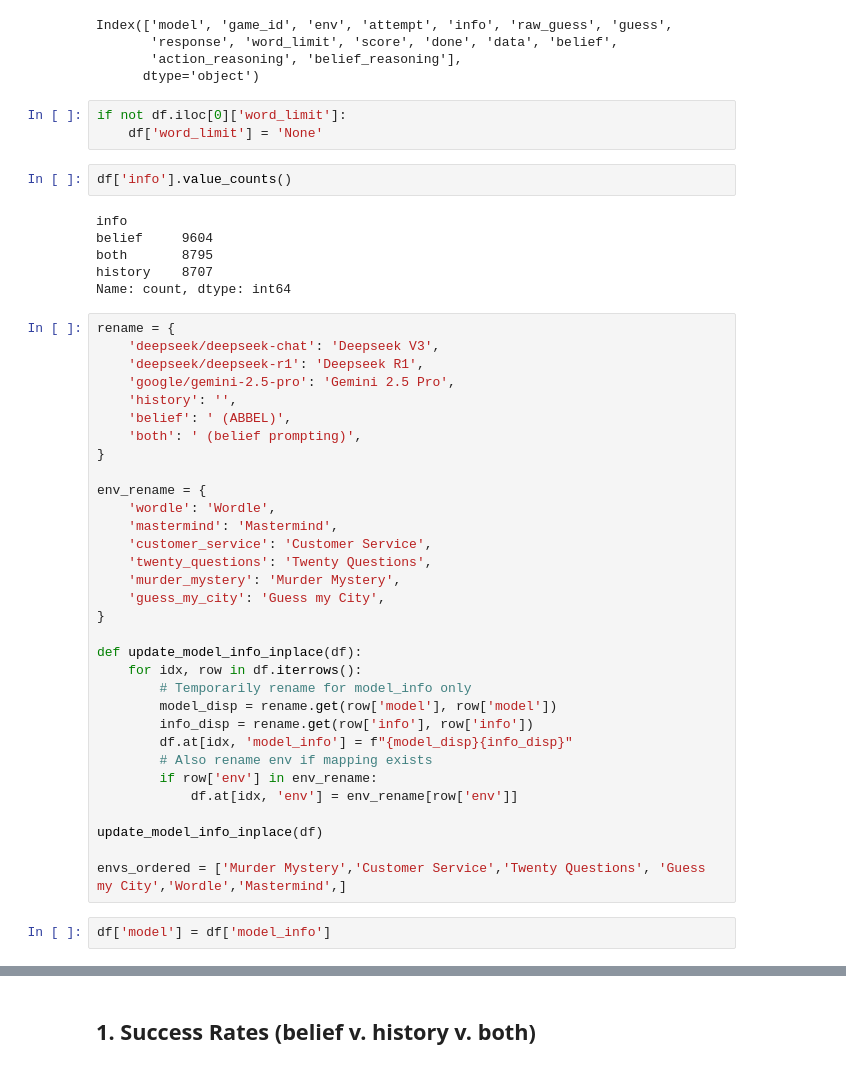
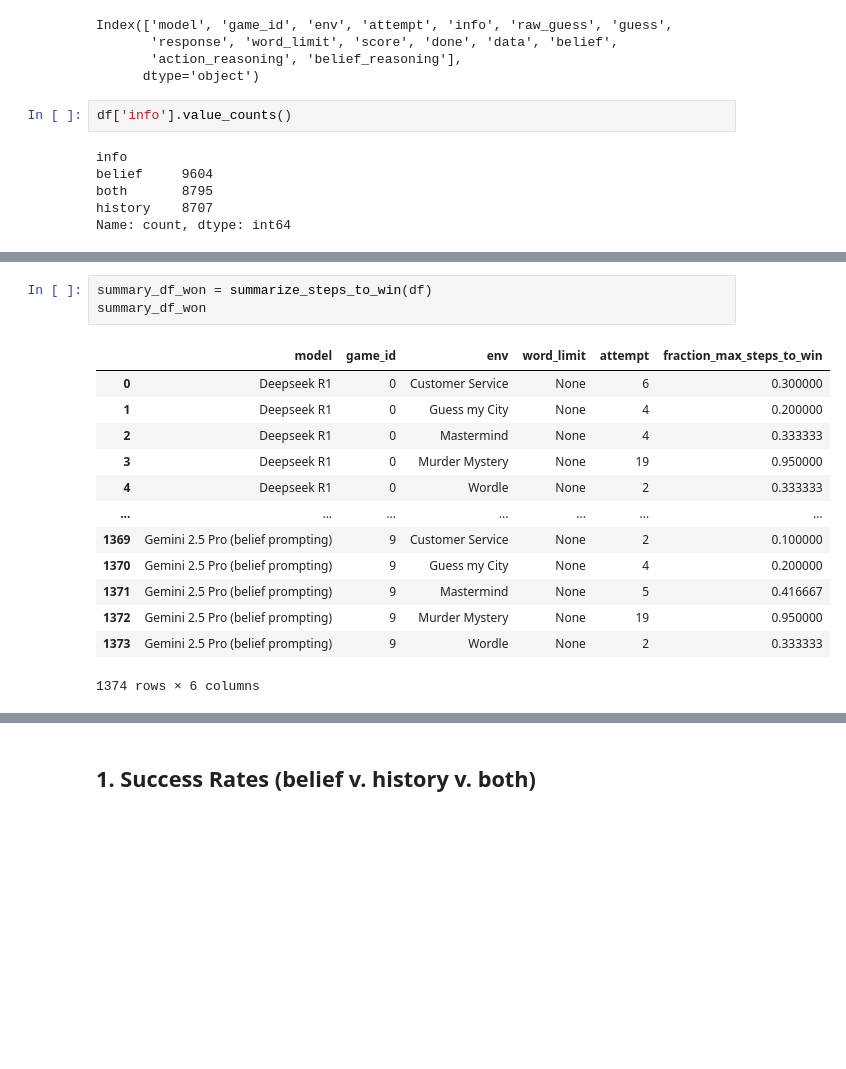
Before and after one commit to jakob-bjorner/verl, a Jupyter notebook: frontier_baselines/paprika_frontier_llms.ipynb, the cells around one changed output, grey strips where cells are left out. Drawn from its saved outputs; the diff is of its cells as text; blank space fills up the shorter version.

```diff
--- a/frontier_baselines/paprika_frontier_llms.ipynb
+++ b/frontier_baselines/paprika_frontier_llms.ipynb
@@ -280,9 +324,6 @@ Index(['model', 'game_id', 'env', 'attempt', 'info', 'raw_guess', 'guess',
        'response', 'word_limit', 'score', 'done', 'data', 'belief',
        'action_reasoning', 'belief_reasoning'],
       dtype='object')
-# %%
-if not df.iloc[0]['word_limit']:
-    df['word_limit'] = 'None'
 # %%
 df['info'].value_counts()
 # %% [output]
@@ -291,40 +332,6 @@ belief     9604
 both       8795
 history    8707
 Name: count, dtype: int64
-# %%
-rename = {
-    'deepseek/deepseek-chat': 'Deepseek V3',
-    'deepseek/deepseek-r1': 'Deepseek R1',
-    'google/gemini-2.5-pro': 'Gemini 2.5 Pro',
-    'history': '',
-    'belief': ' (ABBEL)',
-    'both': ' (belief prompting)',
-}
-
-env_rename = {
-    'wordle': 'Wordle',
-    'mastermind': 'Mastermind',
-    'customer_service': 'Customer Service',
-    'twenty_questions': 'Twenty Questions',
-    'murder_mystery': 'Murder Mystery',
-    'guess_my_city': 'Guess my City',
-}
-
-def update_model_info_inplace(df):
-    for idx, row in df.iterrows():
-        # Temporarily rename for model_info only
-        model_disp = rename.get(row['model'], row['model'])
-        info_disp = rename.get(row['info'], row['info'])
-        df.at[idx, 'model_info'] = f"{model_disp}{info_disp}"
-        # Also rename env if mapping exists
-        if row['env'] in env_rename:
-            df.at[idx, 'env'] = env_rename[row['env']]
-
-update_model_info_inplace(df)
-
-envs_ordered = ['Murder Mystery','Customer Service','Twenty Questions', 'Guess my City','Wordle','Mastermind',]
-# %%
-df['model'] = df['model_info']
 # %%
 df.sample(n=5)
 # %% [output]
@@ -334,3 +341,20 @@ df.sample(n=5)
 | 4855 | deepseek/deepseek-r1 | 6 | Murder Mystery | 7 | history | <Answer>Examine the bloodied wren... | Examine the bloodied wrench found... | As you examine the bloodied wrenc... | None | 8.0 | ... |
 | 9256 | deepseek/deepseek-chat | 15 | Murder Mystery | 3 | history | <Answer>Interview nurse Ingrid to... | Interview nurse Ingrid to gather ... | Nurse Ingrid appears somewhat rel... | None | 4.0 | ... |
 | 628 | google/gemini-2.5-pro | 0 | Customer Service | 8 | belief | <Answer> I see. Thank you for try... | I see. Thank you for trying that ... | I found the serial number, and it... | None | 9.0 | ... |
+# %%
+summary_df_won = summarize_steps_to_win(df)
+summary_df_won
+# %% [output]
+|  | model | game_id | env | word_limit | attempt | fraction_max_steps_to_win |
+| 0 | Deepseek R1 | 0 | Customer Service | None | 6 | 0.300000 |
+| 1 | Deepseek R1 | 0 | Guess my City | None | 4 | 0.200000 |
+| 2 | Deepseek R1 | 0 | Mastermind | None | 4 | 0.333333 |
+| 3 | Deepseek R1 | 0 | Murder Mystery | None | 19 | 0.950000 |
+| 4 | Deepseek R1 | 0 | Wordle | None | 2 | 0.333333 |
+| ... | ... | ... | ... | ... | ... | ... |
+| 1369 | Gemini 2.5 Pro (belief prompting) | 9 | Customer Service | None | 2 | 0.100000 |
+| 1370 | Gemini 2.5 Pro (belief prompting) | 9 | Guess my City | None | 4 | 0.200000 |
+| 1371 | Gemini 2.5 Pro (belief prompting) | 9 | Mastermind | None | 5 | 0.416667 |
+| 1372 | Gemini 2.5 Pro (belief prompting) | 9 | Murder Mystery | None | 19 | 0.950000 |
+| 1373 | Gemini 2.5 Pro (belief prompting) | 9 | Wordle | None | 2 | 0.333333 |
+1374 rows × 6 columns
```
Also changed, not shown: parts of 18 cells of this notebook, 1 other file.
